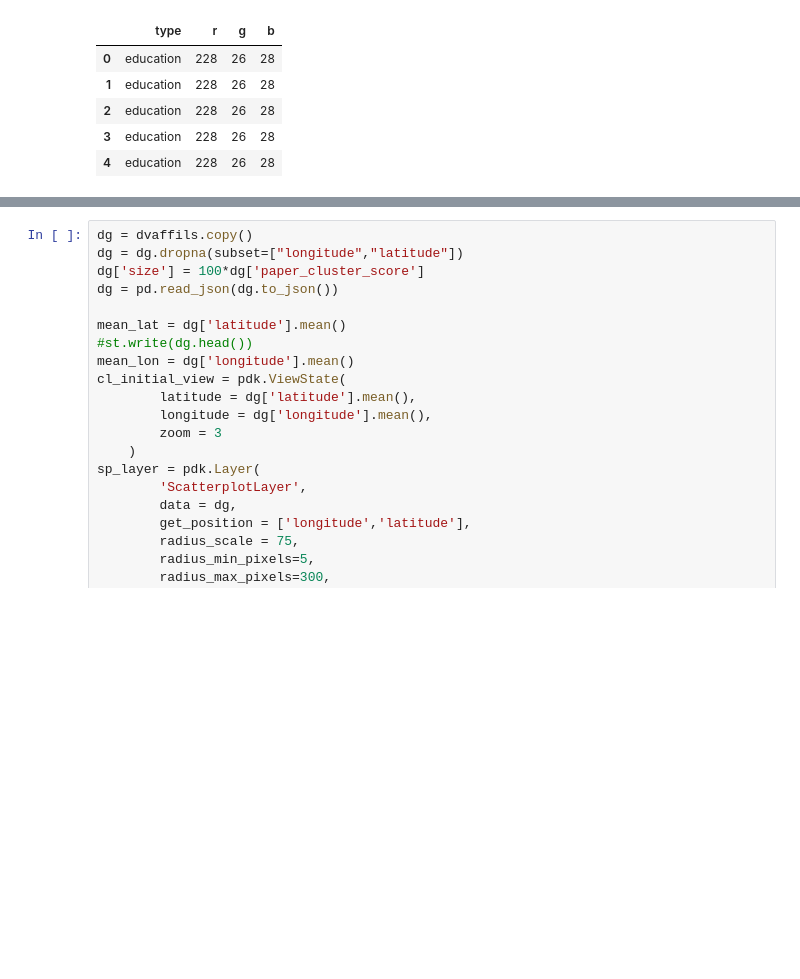
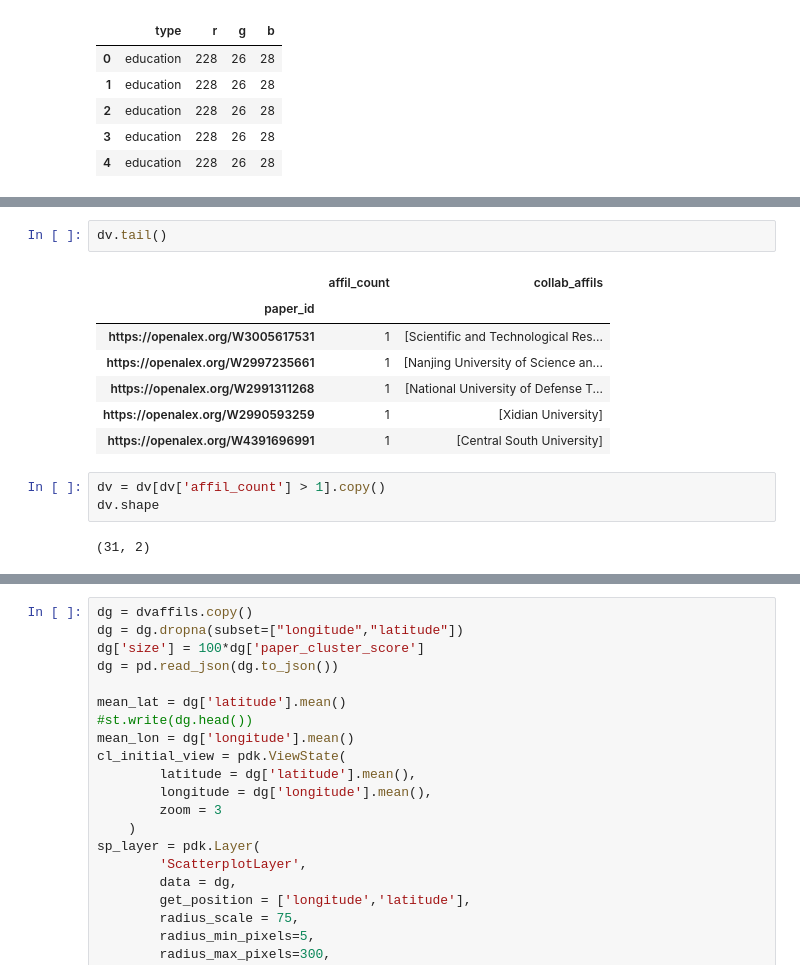
Before and after one commit to doolingdavidrs21/openalex-jamming-gpt4, a Jupyter notebook: updatechart.ipynb, the cells around one changed output, grey strips where cells are left out. Saved outputs shown, nothing was run; the diff lists cells and outputs as text; blank space fills up the shorter version.

```diff
--- a/updatechart.ipynb
+++ b/updatechart.ipynb
@@ -264,0 +323,15 @@ need to add in an arclayer showing the collaboration links, maybe add in a heatm
+# %%
+dv.tail()
+# %% [output]
+|  | affil_count | collab_affils |
+| paper_id |  |  |
+| https://openalex.org/W3005617531 | 1 | [Scientific and Technological Res... |
+| https://openalex.org/W2997235661 | 1 | [Nanjing University of Science an... |
+| https://openalex.org/W2991311268 | 1 | [National University of Defense T... |
+| https://openalex.org/W2990593259 | 1 | [Xidian University] |
+| https://openalex.org/W4391696991 | 1 | [Central South University] |
+# %%
+dv = dv[dv['affil_count'] > 1].copy()
+dv.shape
+# %% [output]
+(31, 2)
```
Also changed, not shown: parts of 10 cells of this notebook.
